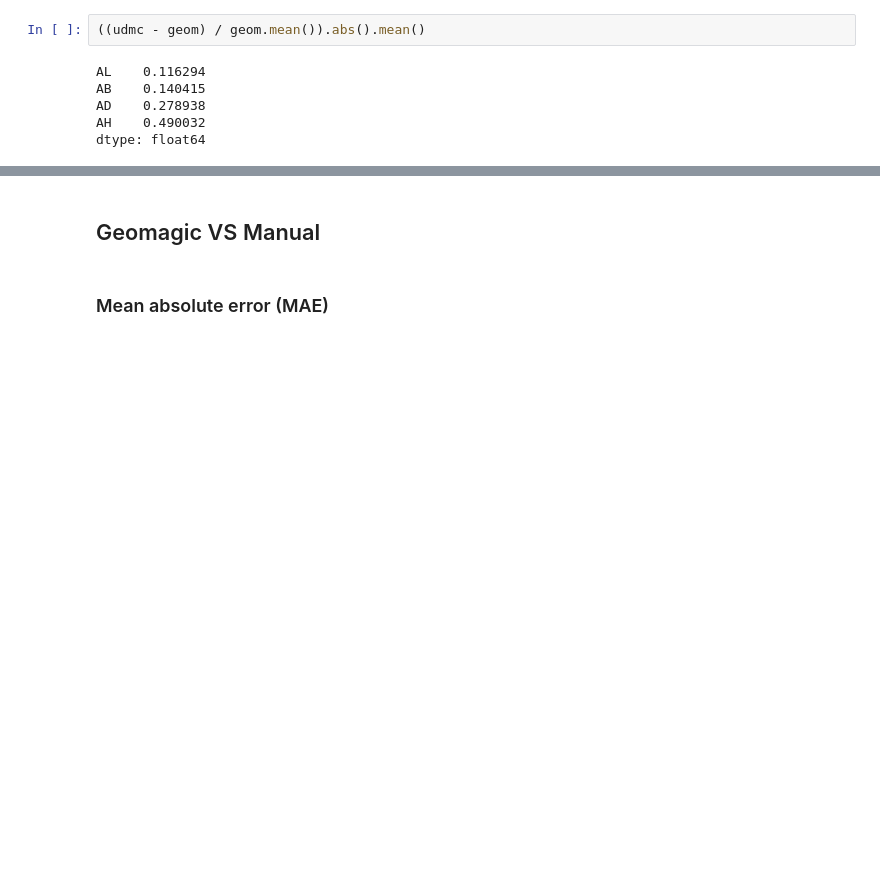
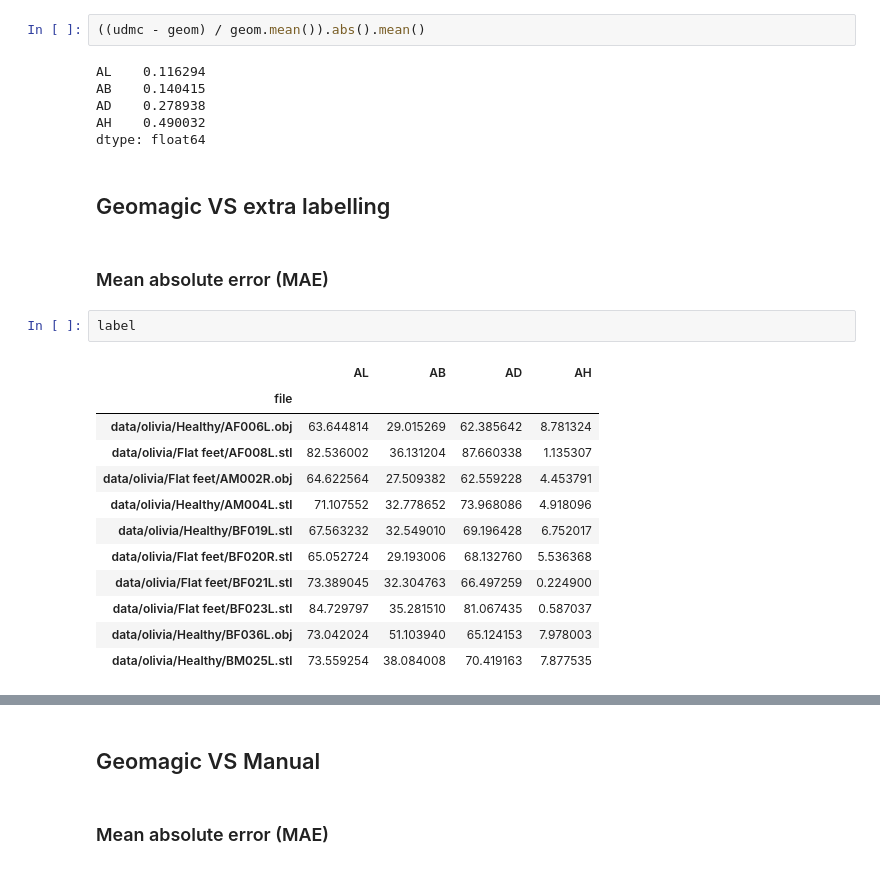
Before and after one commit to liu-qilong/foot-measure, a Jupyter notebook: notebook/eval.ipynb, the cells around one changed output, grey strips where cells are left out. Drawn from its saved outputs; the diff is of its cells as text; blank space fills up the shorter version.

```diff
--- a/notebook/eval.ipynb
+++ b/notebook/eval.ipynb
@@ -107,3 +125,22 @@ AB    0.140415
 AD    0.278938
 AH    0.490032
 dtype: float64
+# %% [markdown]
+## Geomagic VS extra labelling
+# %% [markdown]
+### Mean absolute error (MAE)
+# %%
+label
+# %% [output]
+|  | AL | AB | AD | AH |
+| file |  |  |  |  |
+| data/olivia/Healthy/AF006L.obj | 63.644814 | 29.015269 | 62.385642 | 8.781324 |
+| data/olivia/Flat feet/AF008L.stl | 82.536002 | 36.131204 | 87.660338 | 1.135307 |
+| data/olivia/Flat feet/AM002R.obj | 64.622564 | 27.509382 | 62.559228 | 4.453791 |
+| data/olivia/Healthy/AM004L.stl | 71.107552 | 32.778652 | 73.968086 | 4.918096 |
+| data/olivia/Healthy/BF019L.stl | 67.563232 | 32.549010 | 69.196428 | 6.752017 |
+| data/olivia/Flat feet/BF020R.stl | 65.052724 | 29.193006 | 68.132760 | 5.536368 |
+| data/olivia/Flat feet/BF021L.stl | 73.389045 | 32.304763 | 66.497259 | 0.224900 |
+| data/olivia/Flat feet/BF023L.stl | 84.729797 | 35.281510 | 81.067435 | 0.587037 |
+| data/olivia/Healthy/BF036L.obj | 73.042024 | 51.103940 | 65.124153 | 7.978003 |
+| data/olivia/Healthy/BM025L.stl | 73.559254 | 38.084008 | 70.419163 | 7.877535 |
```
Also changed, not shown: parts of 17 cells of this notebook, 1 other file.
